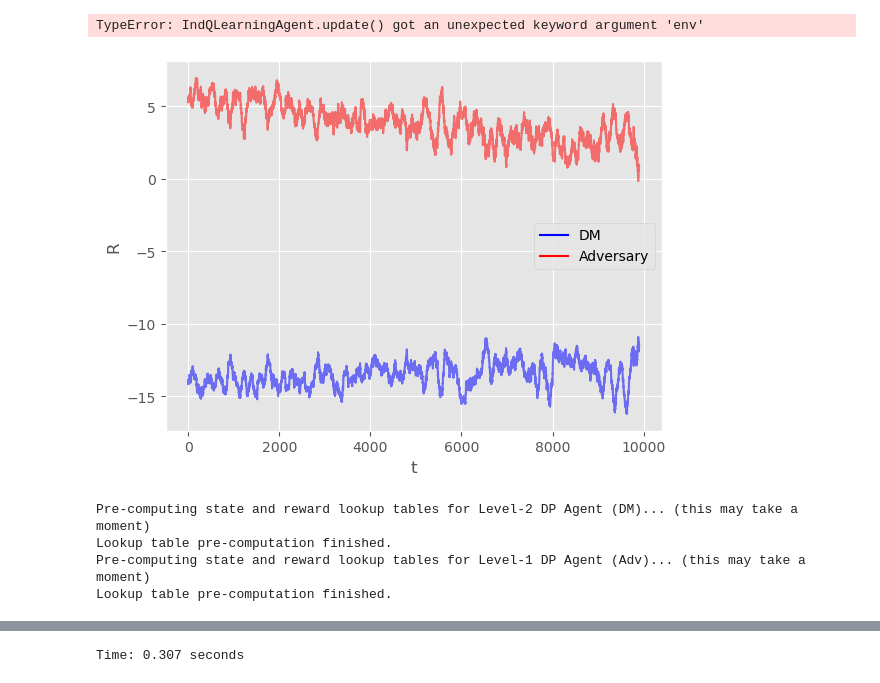
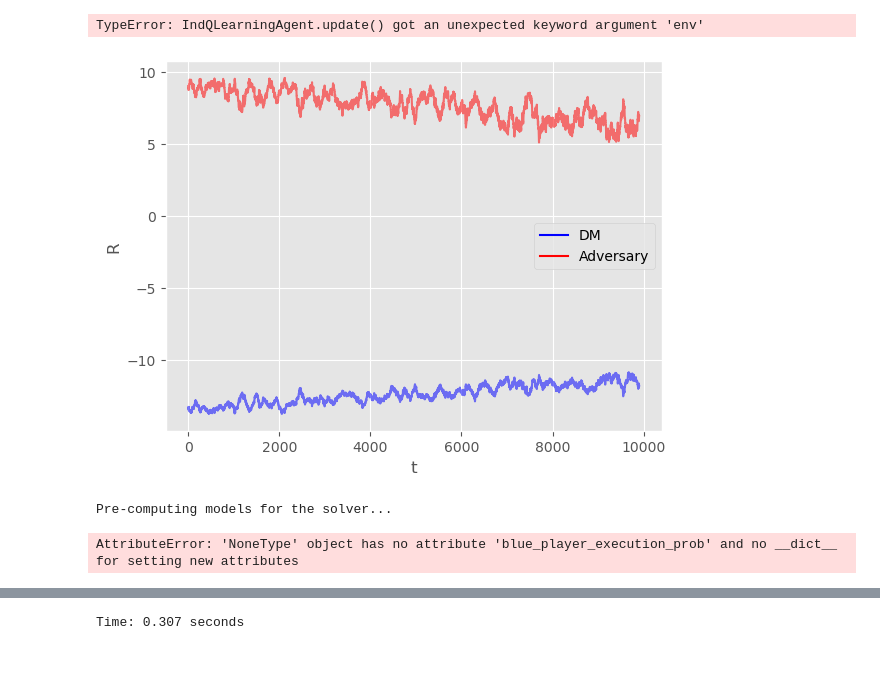
Before and after one commit to Ruzejjur/ARAMARL_TMDP_DP, a Jupyter notebook: TMDP_DP/Experiments_CoinGame_DP.ipynb, the cells around one changed output, grey strips where cells are left out. Drawn from its saved outputs; the diff is of its cells as text; code cells hidden in the pictures.

Commit message:
Implemented fully functioning DPAgent with perfect model of the environment and the opponent
The calss inherits from LevelKDPAgent_Stationary

```diff
--- a/TMDP_DP/Experiments_CoinGame_DP.ipynb
+++ b/TMDP_DP/Experiments_CoinGame_DP.ipynb
@@ -207,7 +207,7 @@ n_states = env.n_states
 n_iter = 10000
 
 # Constant gamma
-gamma = 0.95
+gamma = 0.999
 
 # Learning rate
 learning_rate = 0.5
@@ -219,8 +219,8 @@ r0ss = []
 r1ss = []
 
 # Setup parameters for linear decay of exploration parameter
-epsilon_begin = 0.3
-epsilon_end = 0.3
+epsilon_begin = 1
+epsilon_end = 0.1
 
 
 # Pre-calculate array of linearly decaying exploration parameter for both agents
@@ -329,7 +329,11 @@ for n in tqdm(range(N_EXP), desc="Experiments"):
     # TODO: Add reset method to individual agents and move them to initialization
     #* Note: The agent's here are reinitialized, instead reset can be done by reseting the Q matrix inside the agent.
 
-    P1 = LevelKQAgent(k=3, action_space=np.array(range(8)), enemy_action_space=np.array(range(8)), n_states=n_states, learning_rate=learning_rate, epsilon=epsilon_begin, gamma=gamma)
+    P1 = LevelKQAgent(k=1, action_space=np.array(range(8)), enemy_action_space=np.array(range(8)), n_states=n_states, learning_rate=learning_rate, epsilon=epsilon_begin, gamma=gamma)
+
+    # P1 = IndQLearningAgentSoftmax(np.array(range(8)), n_states, learning_rate=learning_rate,
+    #                        epsilon=linear_epsilon_decay_arr[0], gamma=gamma, enemy_action_space=None, beta = 1)
+
 
     # P2 = IndQLearningAgentSoftmax(np.array(range(8)), n_states, learning_rate=learning_rate,
     #                        epsilon=epsilon_begin, gamma=gamma, enemy_action_space=None, beta = 1)
@@ -417,34 +421,34 @@ for n in tqdm(range(N_EXP), desc="Experiments"):
                 'reward_Adv': rewards[1],
                 'experiment': n,
                 'epoch': i
             })
 
         # Append the episode rewards to the list of rewards for this experiment
         r0s.append(episode_rewards_DM)
         # Append the episode rewards to the list of rewards for this experiment
         r1s.append(episode_rewards_Adv)
 
         # Append the trajectory log for this epoch to experiment log
         trajectory_logs_single_experiment.append(trajectory_log_single_epoch)
 
         # After an epoch apply decay to exploration parameter
         # After an epoch apply decay to exploration parameter
         P1.update_epsilon(linear_epsilon_decay_arr[i])
         #P2.update_epsilon(linear_epsilon_decay_arr[i])
 
 
     # Append the trajectory logs of this experiment to the total logs
     trajectory_logs_all_experiments.append(trajectory_logs_single_experiment)
 
     env.reset() # Reset the environment at the very end
 
     r0ss.append(r0s)
     r1ss.append(r1s)
 
 
 plot(r0ss, r1ss, moving_average_window_size=moving_average_window_size)
 # %% [output]
-[figure, old version]
+[figure, new version]
 # %%
 r0ss = []
 r1ss = []
@@ -486,16 +490,16 @@ for n in tqdm(range(N_EXP), desc="Experiments"):
     #                        epsilon=linear_epsilon_decay_arr[0], gamma=gamma, enemy_action_space=None, beta = 1)
 
 
-    P1 = LevelKDPAgent_Stationary(
-        k=2,
-        action_space=np.array(range(len(env.combined_actions_blue))),
-        enemy_action_space=np.array(range(len(env.combined_actions_red))),
-        n_states=n_states,
-        epsilon=linear_epsilon_decay_arr[0],
-        gamma=gamma,
-        player_id=0,
-        env=env
-    )
+    # P1 = LevelKDPAgent_Stationary(
+    #     k=1,
+    #     action_space=np.array(range(len(env.combined_actions_blue))),
+    #     enemy_action_space=np.array(range(len(env.combined_actions_red))),
+    #     n_states=n_states,
+    #     epsilon=linear_epsilon_decay_arr[0],
+    #     gamma=gamma,
+    #     player_id=0,
+    #     env=env
+    # )
 
     # P1 = LevelKDPAgent_NonStationary(
     #     k=2,
@@ -518,6 +522,18 @@ for n in tqdm(range(N_EXP), desc="Experiments"):
     #     player_id=0,
     #     env=env
     # )
+
+    P1 = DPAgent_PerfectModel(
+         action_space = np.array(range(len(env.combined_actions_blue))),
+         enemy_action_space = np.array(range(len(env.combined_actions_red))),
+         n_states=n_states,
+         gamma=gamma,
+         player_id=0,
+         env=env,
+         coin_location=np.array([env.coin_1, env.coin_2]),
+         grid_size=grid_size
+    )
+
 
 
 
@@ -631,10 +647,8 @@ for n in tqdm(range(N_EXP), desc="Experiments"):
     r0ss.append(r0s)
     r1ss.append(r1s)
 # %% [output]
-Pre-computing state and reward lookup tables for Level-2 DP Agent (DM)... (this may take a moment)
-Lookup table pre-computation finished.
-Pre-computing state and reward lookup tables for Level-1 DP Agent (Adv)... (this may take a moment)
-Lookup table pre-computation finished.
+Pre-computing models for the solver...
+AttributeError: 'NoneType' object has no attribute 'blue_player_execution_prob' and no __dict__ for setting new attributes
 # %%
 plot(r0ss, r1ss, moving_average_window_size=1000, dir = None)
 # %% [output]
```
Also changed, not shown: parts of 3 cells of this notebook, 1 other file.
